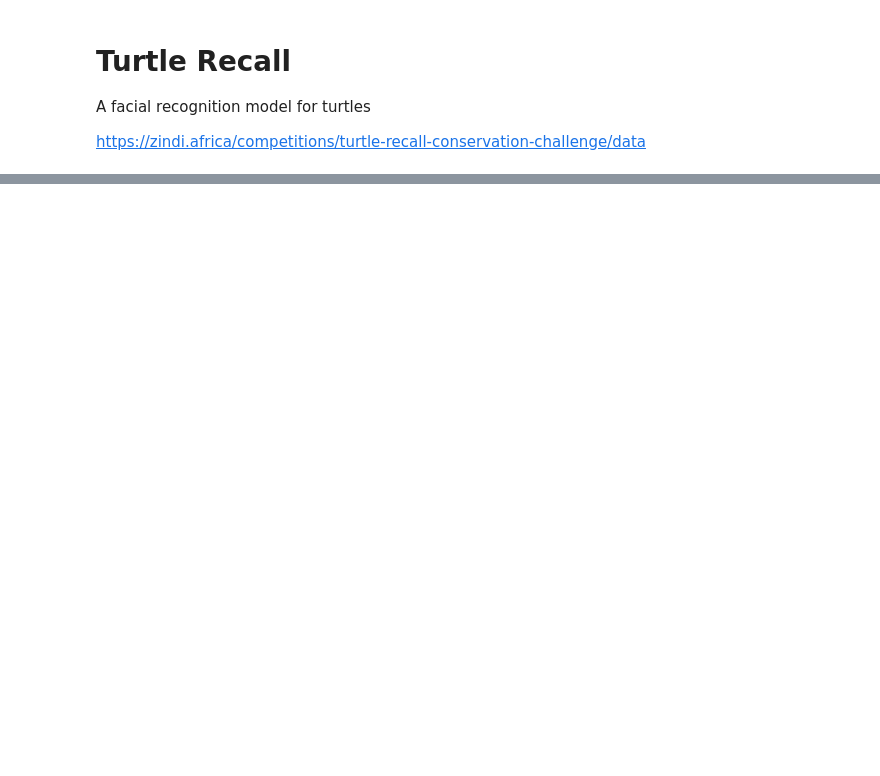
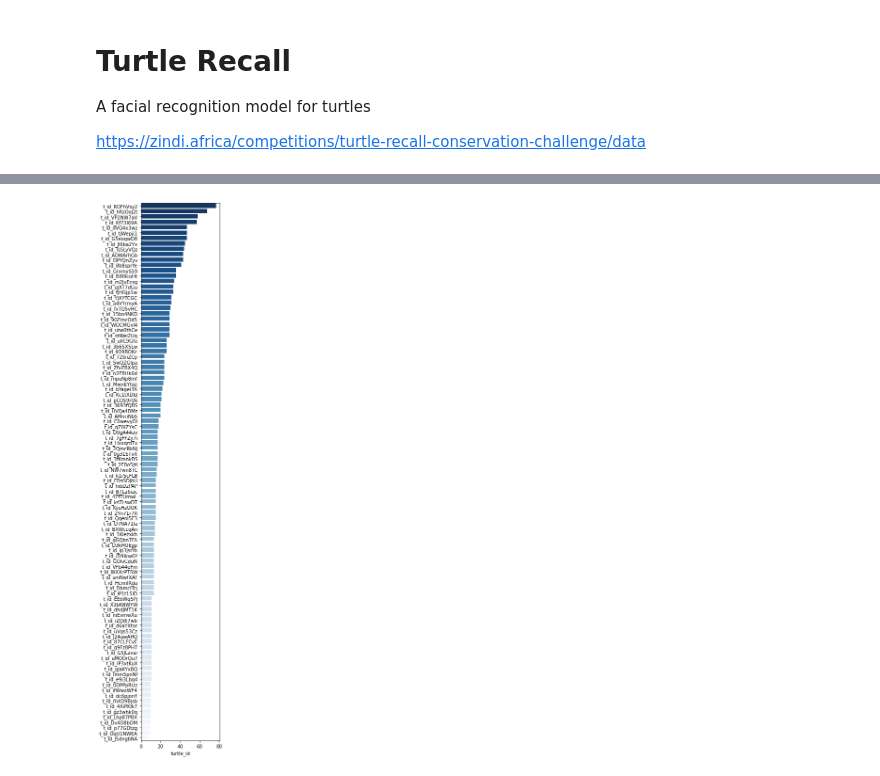
Before and after one commit to dhesenkamp/turtleRecall, a Jupyter notebook: turtleRecall.ipynb, the cells around one changed output, grey strips where cells are left out. Saved outputs shown, nothing was run; the diff lists cells and outputs as text; code cells hidden in the pictures; blank space fills up the shorter version.

```diff
--- a/turtleRecall.ipynb
+++ b/turtleRecall.ipynb
@@ -19,0 +70,8 @@ ds.head()
+# %%
+images_per_turtle = pd.value_counts(train_ds['turtle_id'])
+plt.figure(figsize=(3, 21))
+sns.barplot(x=images_per_turtle, y=images_per_turtle.index,
+            palette='Blues_r', orient='horizontal')
+plt.show()
+# %% [output]
+[figure, added]
```
Also changed, not shown: parts of 26 cells of this notebook.
